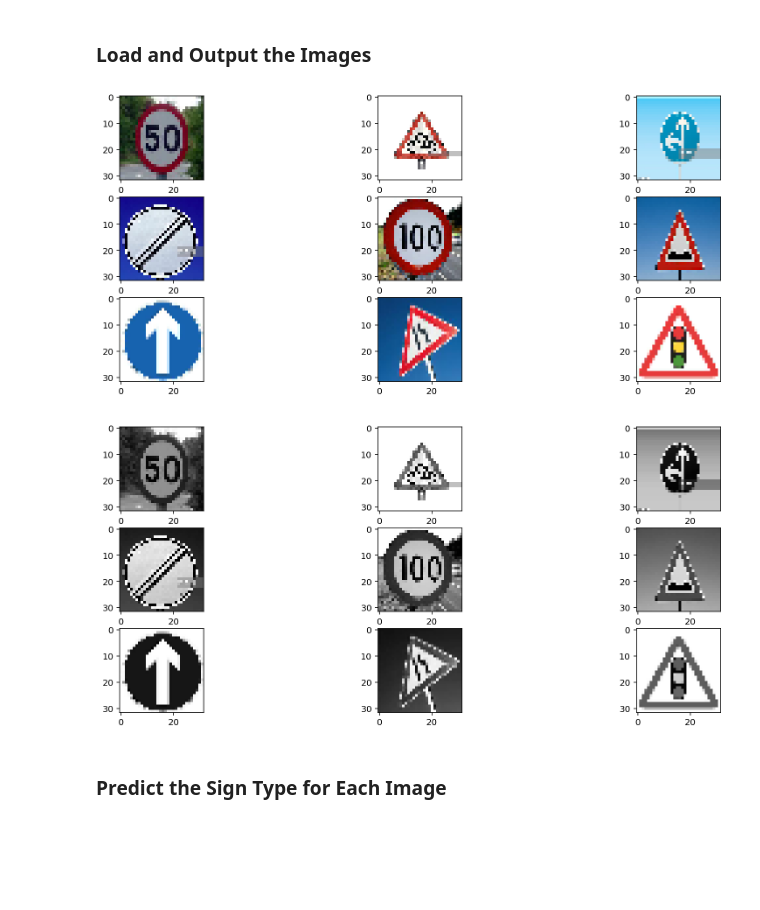
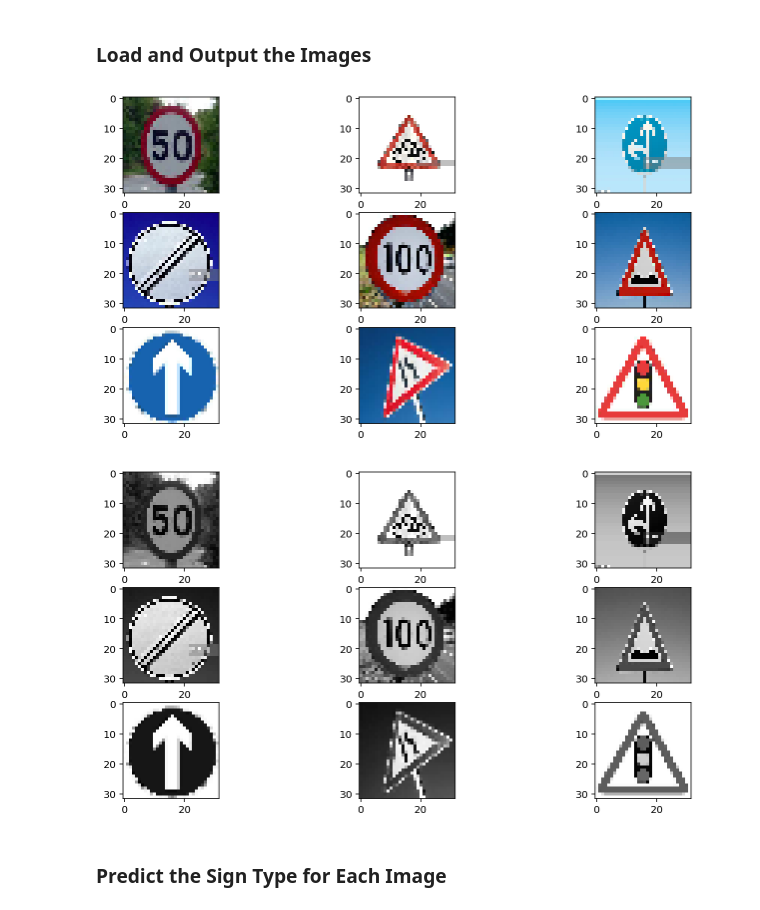
Before and after one commit to gwwang16/CarND-Traffic-Sign-Classifier-Project, a Jupyter notebook: Traffic_Sign_Classifier.ipynb, the cells around one changed output. Saved outputs shown, nothing was run; the diff lists cells and outputs as text; code cells hidden in the pictures; blank space fills up the shorter version.

```diff
--- a/Traffic_Sign_Classifier.ipynb
+++ b/Traffic_Sign_Classifier.ipynb
@@ -540,21 +552,21 @@ def RGB2gray(img):
 # %%
 new_img_dir = 'data/new_img/'
 new_img_path = os.path.join(new_img_dir,"*.jpg")
 i = 0
-plt.figure(figsize=(15,6))
+plt.figure(figsize=(12,6))
 for file in glob.glob(new_img_path):
     image = resize_new(file)
     plt.subplot(3,3,i+1)
     plt.imshow(image)
     i += 1
 # %% [output]
-[figure, old version]
+[figure, new version]
 # %%
 new_img_num = 9
 new_imgs = np.zeros((new_img_num,32,32,1))
 
 i = 0
-plt.figure(figsize=(15,6))
+plt.figure(figsize=(12,6))
 for file in glob.glob(new_img_path):
     image = resize_new(file)
     image = RGB2gray(image)
@@ -563,7 +575,7 @@ for file in glob.glob(new_img_path):
     new_imgs[i] = image
     i += 1
 # %% [output]
-[figure, old version]
+[figure, new version]
 # %% [markdown]
 ### Predict the Sign Type for Each Image
 # %%
```
Also changed, not shown: parts of 10 cells of this notebook, 22 other files.
